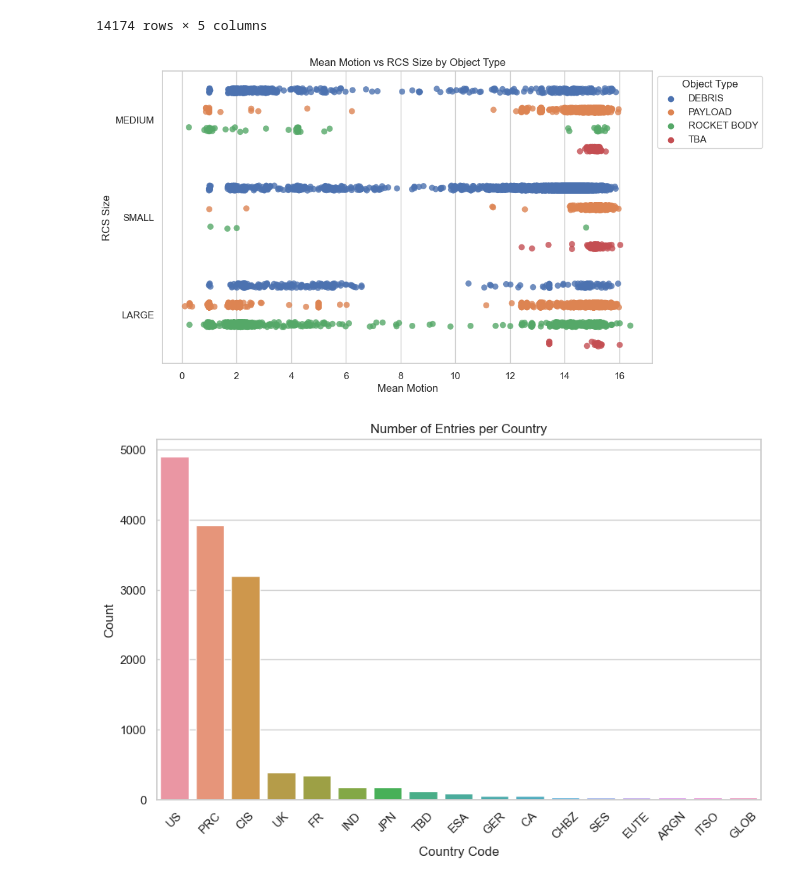
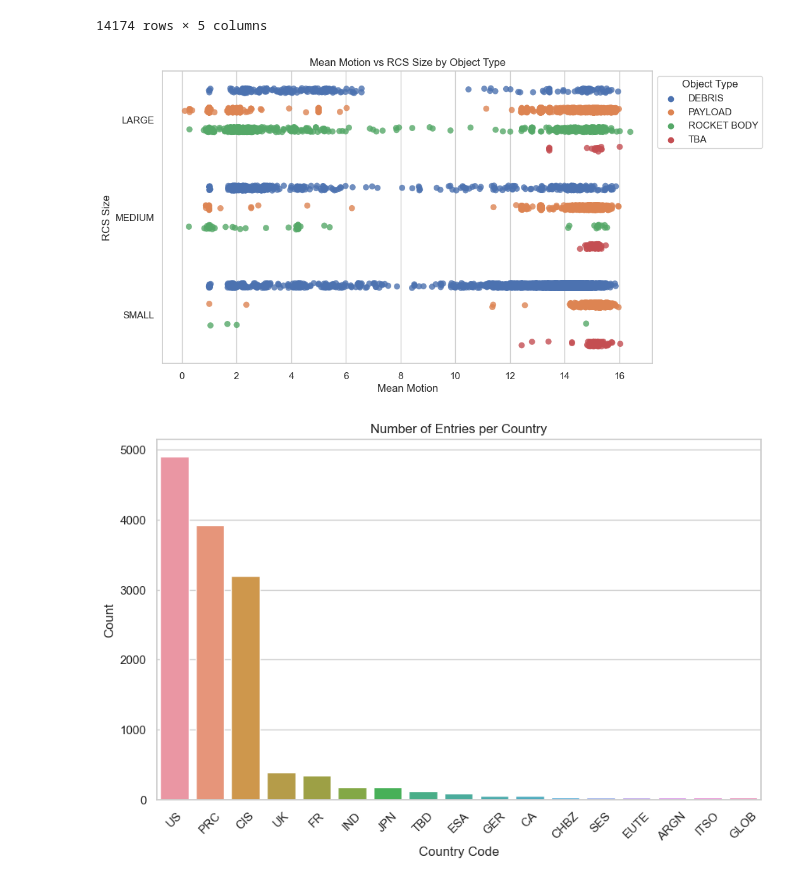
Before and after one commit to nikolayzhechev/Earth-Orbit-Objects-Analysis-and-Prediction, a Jupyter notebook: Earth Orbit Objects.ipynb, the cells around one changed output. Drawn from its saved outputs; the diff is of its cells as text; code cells hidden in the pictures.

```diff
--- a/Earth Orbit Objects.ipynb
+++ b/Earth Orbit Objects.ipynb
@@ -887,25 +902,28 @@ close_orbit_df
 | 14332 | 15.48860 | PAYLOAD | LARGE | CIS | 2,021.00000 |
 14174 rows × 5 columns
 # %%
-# *suppress FutureWarning messages due to deprecation warning
-import warnings
-warnings.simplefilter(action='ignore', category=FutureWarning)
-
 # create the strip plot and style
 sns.set(style="whitegrid")
 plt.figure(figsize=(10, 6))
-sns.stripplot(data=close_orbit_df, x='MEAN_MOTION', y='RCS_SIZE', hue='OBJECT_TYPE', jitter=True, dodge=True, alpha=0.8, s=7)
+sns.stripplot(
+    data=close_orbit_df,
+    x='MEAN_MOTION',
+    y='RCS_SIZE',
+    hue='OBJECT_TYPE',
+    jitter=True,
+    dodge=True,
+    alpha=0.8,
+    s=7,
+    order = ['LARGE', 'MEDIUM', 'SMALL']
+)
 
 # set plot title and labels
 plt.title('Mean Motion vs RCS Size by Object Type')
 plt.xlabel('Mean Motion')
 plt.ylabel('RCS Size')
 
 # show the legend
 plt.legend(title='Object Type', bbox_to_anchor=(1, 1), loc='upper left')
 plt.show()
-
-# *return FutureWarning to default
-warnings.simplefilter(action='default', category=FutureWarning)
 # %% [output]
-[figure, old version]
+[figure, new version]
```
Also changed, not shown: parts of 42 cells of this notebook, 1 other file.
